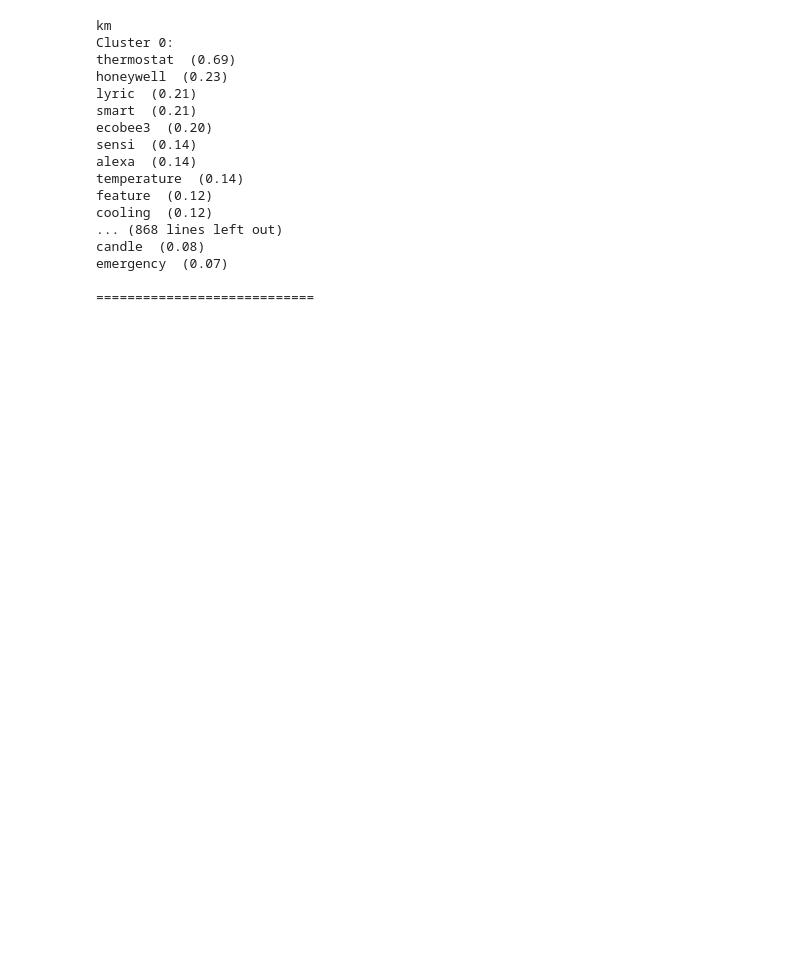
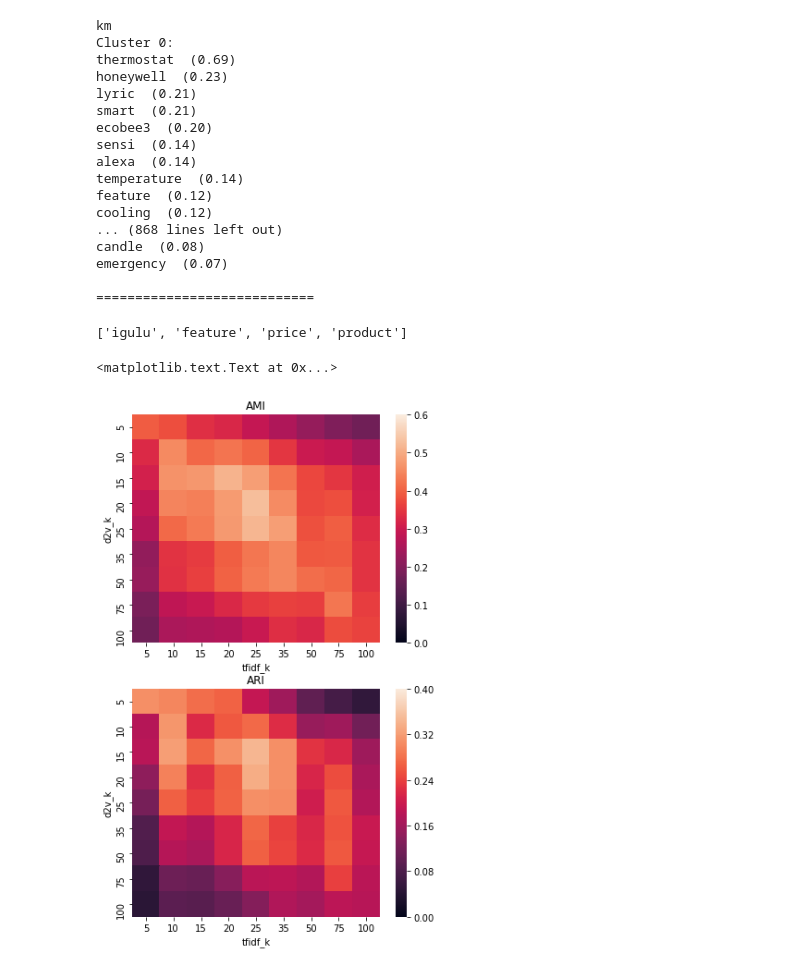
Before and after one commit to ballardt/iot-tc, a Jupyter notebook: CNET.ipynb, the cells around one changed output. Cells and saved outputs as stored; diff of their text form; code cells hidden in the pictures; blank space fills up the shorter version.

```diff
--- a/CNET.ipynb
+++ b/CNET.ipynb
@@ -689,3 +716,45 @@ candle  (0.08)
 emergency  (0.07)
 
 ============================
+# %%
+ITEM_IDX = 303
+CLUSTER_NUM = 1
+
+l = atxt.prepare_text_for_lda(df.iloc[ITEM_IDX]['article_content'])
+l = list(set(l))
+scores = d2v_model_tfidf['km']['scores']
+id2name = d2v_model_tfidf['km']['id2name']
+vocab = list(set([id2name[w] for w,_ in scores[CLUSTER_NUM]]))
+display([x for x in l if x in vocab])
+# %% [output]
+['igulu', 'feature', 'price', 'product']
+# %%
+# TF-IDF vs Doc2Vec AMI at varying k
+from sklearn.metrics import adjusted_mutual_info_score, adjusted_rand_score
+import seaborn as sb
+import pandas as pd
+import itertools
+import matplotlib.pyplot as plt
+%matplotlib inline
+
+def make_data_point(d2v_k, d2v_ls, tfidf_k, tfidf_ls):
+    ami = adjusted_mutual_info_score(d2v_ls, tfidf_ls)
+    ari = adjusted_rand_score(d2v_ls, tfidf_ls)
+    return {'d2v_k': d2v_k, 'tfidf_k': tfidf_k, 'ami': ami, 'ari': ari}
+
+d2v_items = km_labels['Doc2Vec'].items()
+tfidf_items = km_labels['TF-IDF'].items()
+product = itertools.product(d2v_items, tfidf_items)
+data = [make_data_point(d_k, d_ls, t_k, t_ls) for (d_k, d_ls), (t_k, t_ls) in product]
+data = pd.DataFrame(data)
+ami_data = data.pivot('d2v_k', 'tfidf_k', 'ami')
+ari_data = data.pivot('d2v_k', 'tfidf_k', 'ari')
+
+fig, ax = plt.subplots(figsize=(6, 10), nrows=2)
+ami_heatmap = sb.heatmap(ami_data, vmax=0.6, vmin=0, ax=ax[0])
+ami_heatmap.set_title('AMI')
+ari_heatmap = sb.heatmap(ari_data, vmax=0.4, vmin=0, ax=ax[1])
+ari_heatmap.set_title('ARI')
+# %% [output]
+<matplotlib.text.Text at 0x...>
+[figure, added]
```
Also changed, not shown: parts of 5 cells of this notebook.
